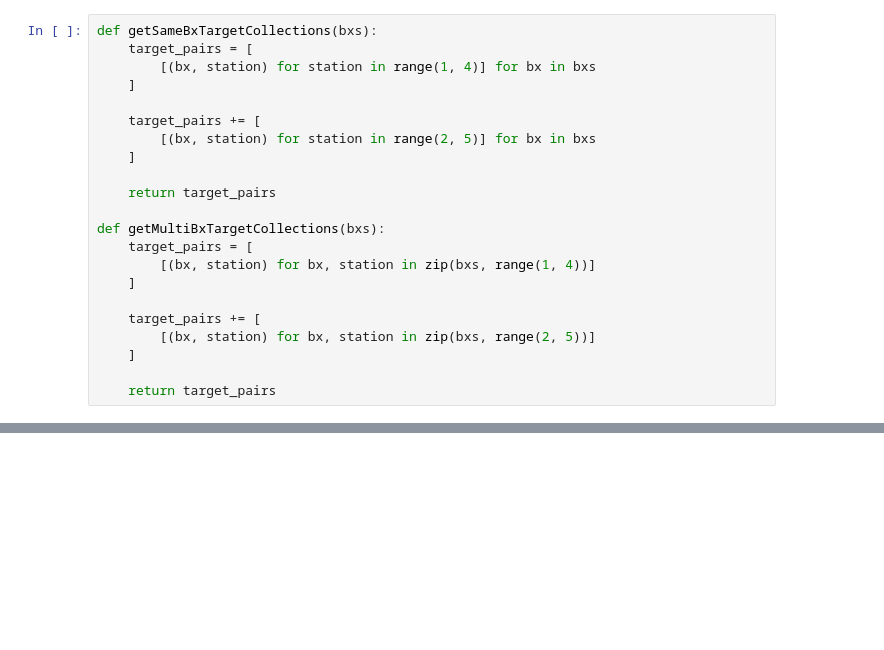
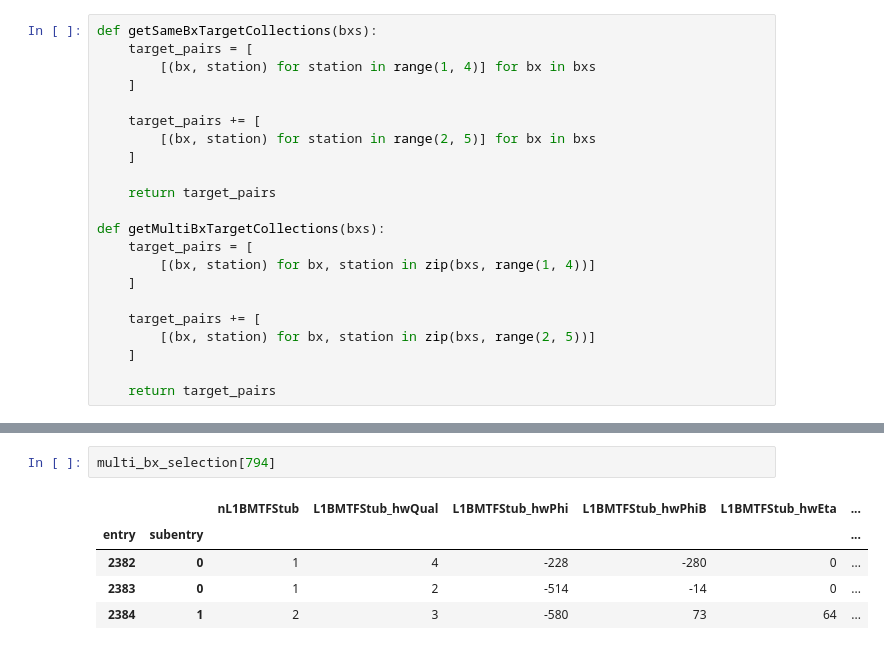
Before and after one commit to GiovanniZago/bxad-test, a Jupyter notebook: sequences_inspector.ipynb, the cells around one changed output, grey strips where cells are left out. Saved outputs shown, nothing was run; the diff lists cells and outputs as text; blank space fills up the shorter version.

```diff
--- a/sequences_inspector.ipynb
+++ b/sequences_inspector.ipynb
@@ -235,0 +222,8 @@ df_out
+# %%
+multi_bx_selection[794]
+# %% [output]
+|  |  | nL1BMTFStub | L1BMTFStub_hwQual | L1BMTFStub_hwPhi | L1BMTFStub_hwPhiB | L1BMTFStub_hwEta | ... |
+| entry | subentry |  |  |  |  |  | ... |
+| 2382 | 0 | 1 | 4 | -228 | -280 | 0 | ... |
+| 2383 | 0 | 1 | 2 | -514 | -14 | 0 | ... |
+| 2384 | 1 | 2 | 3 | -580 | 73 | 64 | ... |
```
Also changed, not shown: parts of 13 cells of this notebook.
